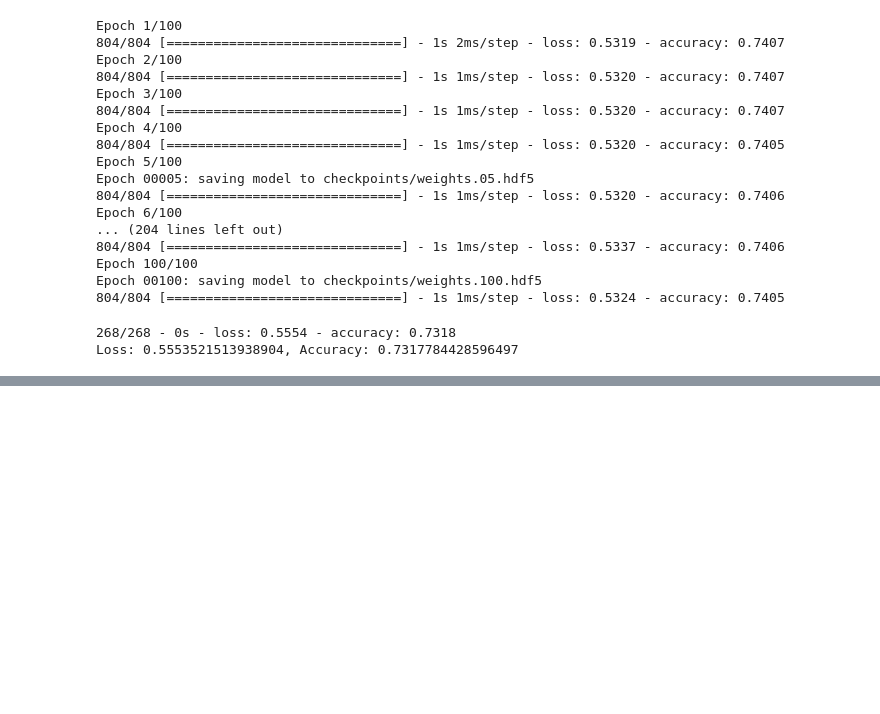
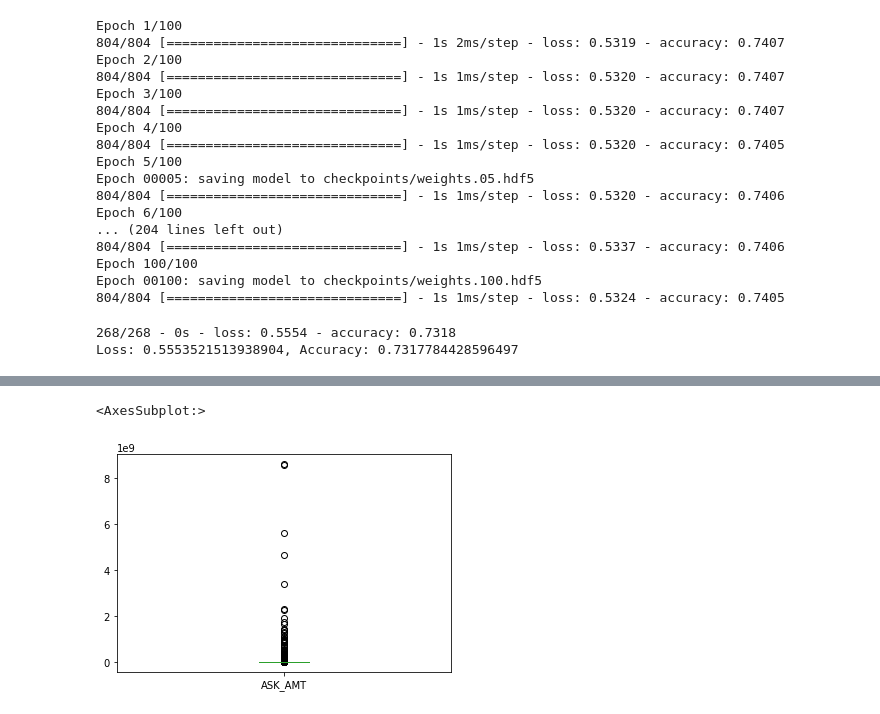
Before and after one commit to angkohtenko/Neural_Network_Charity_Analysis, a Jupyter notebook: AlphabetSoupCharity.ipynb, the cells around one changed output, grey strips where cells are left out. Cells and saved outputs as stored; diff of their text form; code cells hidden in the pictures; blank space fills up the shorter version.

```diff
--- a/AlphabetSoupCharity.ipynb
+++ b/AlphabetSoupCharity.ipynb
@@ -303,0 +471,5 @@ Loss: 0.5553521513938904, Accuracy: 0.7317784428596497
+# %%
+application_df.ASK_AMT.plot(kind='box')
+# %% [output]
+<AxesSubplot:>
+[figure, added]
```
Also changed, not shown: parts of 23 cells of this notebook.
